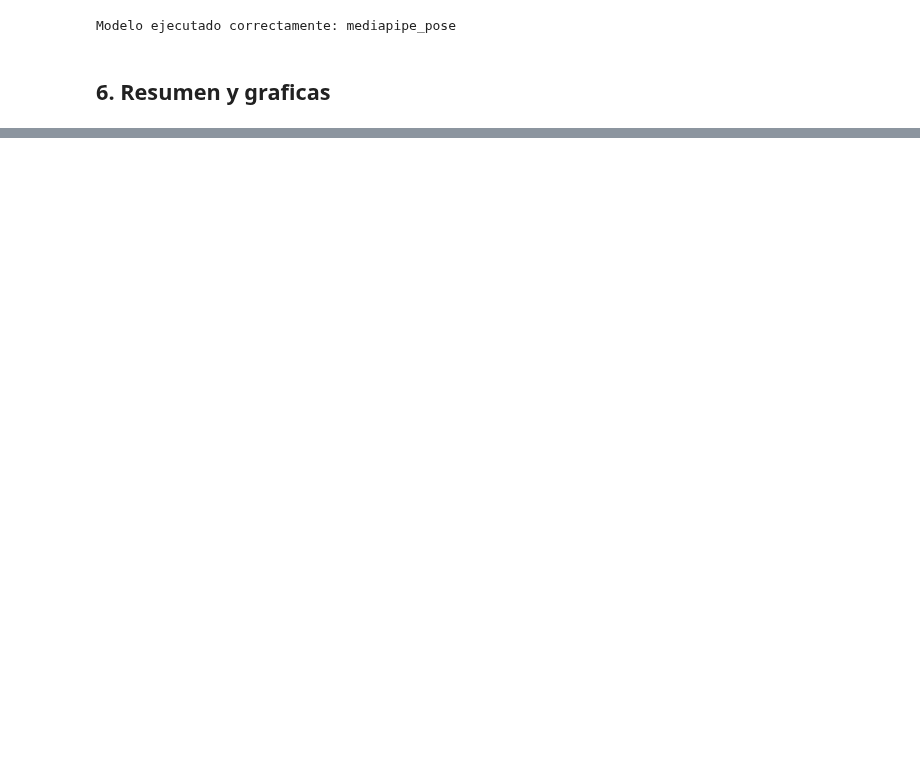
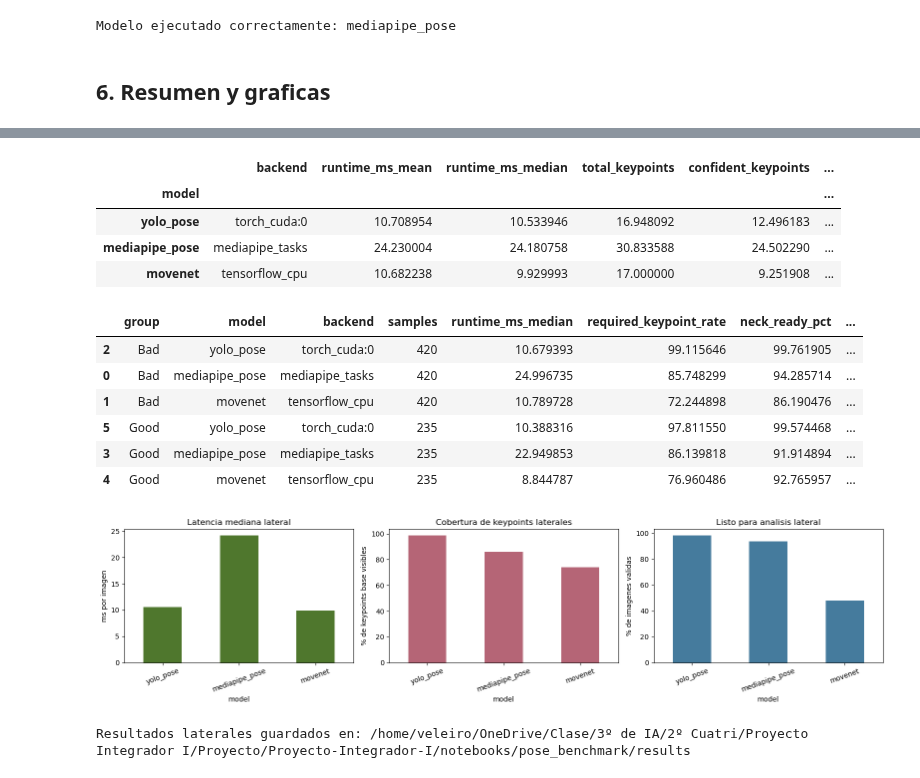
Before and after one commit to Veleiroo/Proyecto-Integrador-I, a Jupyter notebook: notebooks/pose_benchmark/01_pose_benchmark_ergonomia.ipynb, the cells around one changed output, grey strips where cells are left out. Drawn from its saved outputs; the diff is of its cells as text; code cells hidden in the pictures; blank space fills up the shorter version.

Commit message:
Add lateral rules and benchmarks

```diff
--- a/notebooks/pose_benchmark/01_pose_benchmark_ergonomia.ipynb
+++ b/notebooks/pose_benchmark/01_pose_benchmark_ergonomia.ipynb
@@ -1077,0 +1205,12 @@ Resultados guardados en: /home/veleiro/OneDrive/Clase/3º de IA/2º Cuatri/Proye
+# %%
+sideview_benchmark_results = []
+
+if RUN_SIDE_VIEW_BENCHMARK and sideview_evaluation_manifest:
+    sideview_benchmark_results = run_benchmark(
+        sideview_evaluation_manifest,
+        max_images=SIDE_VIEW_IMAGE_LIMIT,
+    )
+elif not RUN_SIDE_VIEW_BENCHMARK:
+    print("Benchmark lateral omitido por POSE_RUN_SIDEVIEW_BENCHMARK=0.")
+else:
+    print("No hay imagenes laterales para evaluar.")
@@ -1077,0 +1241,53 @@ Resultados guardados en: /home/veleiro/OneDrive/Clase/3º de IA/2º Cuatri/Proye
+# %%
+if sideview_benchmark_results:
+    sideview_results_df, sideview_summary_df, sideview_group_summary_df = summarize_results(sideview_benchmark_results)
+    sideview_summary_df = sideview_summary_df.sort_values(
+        ["side_view_ready_pct", "required_keypoint_rate", "runtime_ms_median"],
+        ascending=[False, False, True],
+    )
+    display(sideview_summary_df)
+    display(sideview_group_summary_df.sort_values(["group", "side_view_ready_pct"], ascending=[True, False]).head(12))
+
+    sideview_results_df.to_csv(RESULTS_DIR / "sideview_pose_benchmark_results.csv", index=False)
+    sideview_summary_df.to_csv(RESULTS_DIR / "sideview_pose_benchmark_summary.csv")
+    sideview_group_summary_df.to_csv(RESULTS_DIR / "sideview_pose_benchmark_group_summary.csv", index=False)
+
+    fig, axes = plt.subplots(1, 3, figsize=(16, 4))
+
+    sideview_summary_df["runtime_ms_median"].plot(kind="bar", ax=axes[0], color="#4f772d")
+    axes[0].set_title("Latencia mediana lateral")
+    axes[0].set_ylabel("ms por imagen")
+    axes[0].tick_params(axis="x", rotation=20)
+
+    sideview_summary_df["required_keypoint_rate"].plot(kind="bar", ax=axes[1], color="#b56576")
+    axes[1].set_title("Cobertura de keypoints laterales")
+    axes[1].set_ylabel("% de keypoints base visibles")
+    axes[1].tick_params(axis="x", rotation=20)
+
+    sideview_summary_df["side_view_ready_pct"].plot(kind="bar", ax=axes[2], color="#457b9d")
+    axes[2].set_title("Listo para analisis lateral")
+    axes[2].set_ylabel("% de imagenes validas")
+    axes[2].tick_params(axis="x", rotation=20)
+
+    plt.tight_layout()
+    fig.savefig(RESULTS_DIR / "sideview_pose_benchmark_overview.png", dpi=160, bbox_inches="tight")
+    plt.show()
+
+    print(f"Resultados laterales guardados en: {RESULTS_DIR}")
+else:
+    print("Todavia no hay resultados laterales para resumir.")
+# %% [output]
+|  | backend | runtime_ms_mean | runtime_ms_median | total_keypoints | confident_keypoints | ... |
+| model |  |  |  |  |  | ... |
+| yolo_pose | torch_cuda:0 | 10.708954 | 10.533946 | 16.948092 | 12.496183 | ... |
+| mediapipe_pose | mediapipe_tasks | 24.230004 | 24.180758 | 30.833588 | 24.502290 | ... |
+| movenet | tensorflow_cpu | 10.682238 | 9.929993 | 17.000000 | 9.251908 | ... |
+|  | group | model | backend | samples | runtime_ms_median | required_keypoint_rate | neck_ready_pct | ... |
+| 2 | Bad | yolo_pose | torch_cuda:0 | 420 | 10.679393 | 99.115646 | 99.761905 | ... |
+| 0 | Bad | mediapipe_pose | mediapipe_tasks | 420 | 24.996735 | 85.748299 | 94.285714 | ... |
+| 1 | Bad | movenet | tensorflow_cpu | 420 | 10.789728 | 72.244898 | 86.190476 | ... |
+| 5 | Good | yolo_pose | torch_cuda:0 | 235 | 10.388316 | 97.811550 | 99.574468 | ... |
+| 3 | Good | mediapipe_pose | mediapipe_tasks | 235 | 22.949853 | 86.139818 | 91.914894 | ... |
+| 4 | Good | movenet | tensorflow_cpu | 235 | 8.844787 | 76.960486 | 92.765957 | ... |
+[figure, added]
+Resultados laterales guardados en: /home/veleiro/OneDrive/Clase/3º de IA/2º Cuatri/Proyecto Integrador I/Proyecto/Proyecto-Integrador-I/notebooks/pose_benchmark/results
```
Also changed, not shown: parts of 7 cells of this notebook, 13 other files.
